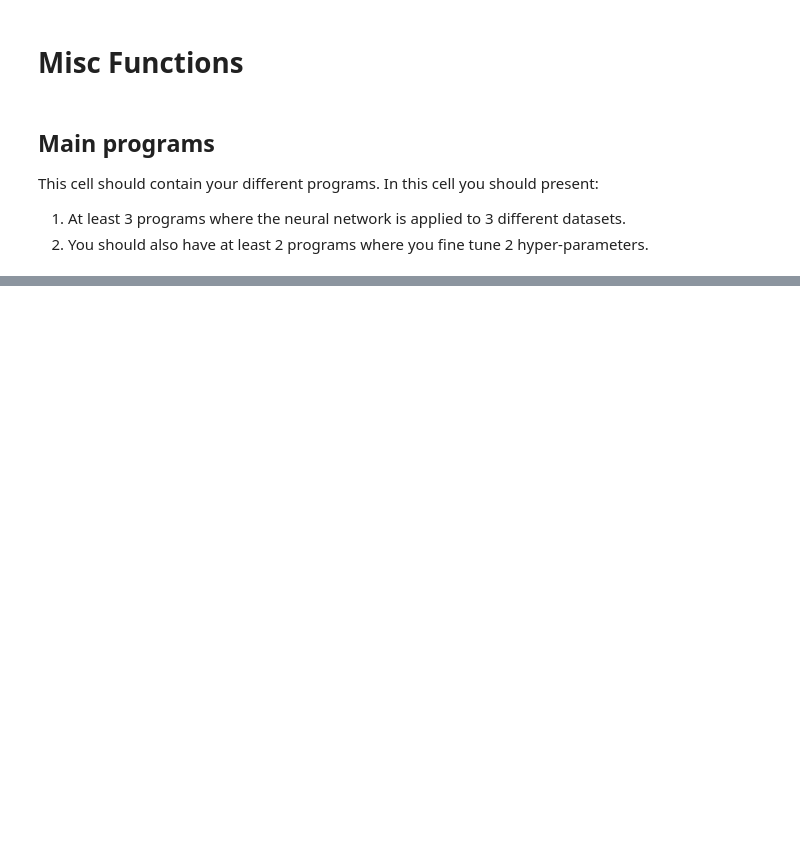
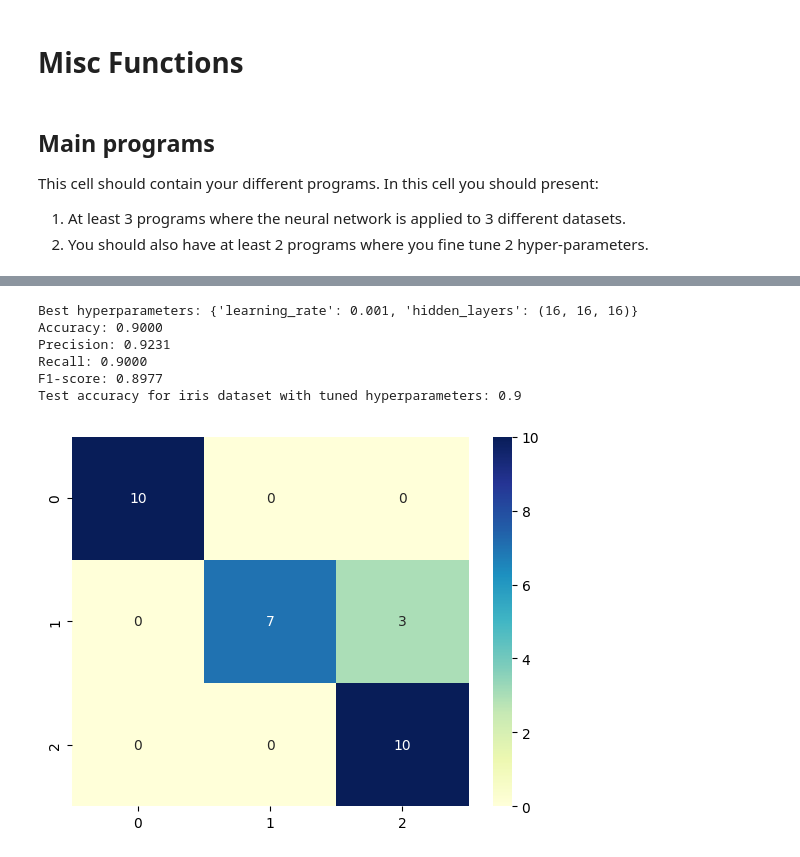
Before and after one commit to Kiriketsuki/T3104_ML, a Jupyter notebook: Assignment 3/NN implementation.ipynb, the cells around one changed output, grey strips where cells are left out. Saved outputs shown, nothing was run; the diff lists cells and outputs as text; code cells hidden in the pictures; blank space fills up the shorter version.

Commit message:
grid search hyperpara tuned

```diff
--- a/Assignment 3/NN implementation.ipynb
+++ b/Assignment 3/NN implementation.ipynb
@@ -405,7 +411,7 @@ def grid_search(X_train, y_train, X_val, y_val):
                 nn.train_net(X_train, y_train, batch_size=64, epochs=100, val_split=0, verbose=False, alpha=lr)
 
                 # Evaluate the neural network on the validation set
-                val_accuracy = nn.accuracy(X_val, y_val)
+                val_accuracy = nn.accuracy_and_metrics(X_val, y_val)
 
                 # Update the best validation accuracy and best hyperparameters if the current combination performs better
                 if val_accuracy > best_val_accuracy:
@@ -413,7 +419,7 @@ def grid_search(X_train, y_train, X_val, y_val):
                     best_hyperparameters = {'learning_rate': lr, 'hidden_layers': hl}
 
                 # Print the current hyperparameters and validation accuracy
-                print(f"Learning rate: {lr}, Hidden layers: {hl}, Validation accuracy: {val_accuracy}")
+                # print(f"Learning rate: {lr}, Hidden layers: {hl}, Validation accuracy: {val_accuracy}")
             except Exception as e:
                 print(e)
                 for idx, w in enumerate(nn.ws):
@@ -426,18 +432,26 @@ def grid_search(X_train, y_train, X_val, y_val):
     # Return the best hyperparameters
     return best_hyperparameters
 # %%
-def main_with_grid_search():
-    X_train_iris, X_test_iris, y_train_iris, y_test_iris = iris()
+def main_with_grid_search(dataset = "iris", verbose = False):
+    match dataset:
+        case "iris":
+            X_train, X_test, y_train, y_test = iris()
+        case "wine":
+            X_train, X_test, y_train, y_test = wine()
+        case "bc":
+            X_train, X_test, y_train, y_test = bc()
+        case _:
+            raise ValueError("Invalid dataset")
 
     # Split the training data into a training set and a validation set
-    n = X_train_iris.shape[0]
+    n = X_train.shape[0]
     val_size = int(n * 0.1)
     train_size = n - val_size
 
-    X_train_iris, X_val_iris = X_train_iris[:train_size], X_train_iris[train_size:]
-    y_train_iris, y_val_iris = y_train_iris[:train_size], y_train_iris[train_size:]
+    X_train, X_val = X_train[:train_size], X_train[train_size:]
+    y_train, y_val = y_train[:train_size], y_train[train_size:]
 
-    best_hyperparameters = grid_search(X_train_iris, y_train_iris, X_val_iris, y_val_iris)
+    best_hyperparameters = grid_search(X_train, y_train, X_val, y_val)
     print(f"Best hyperparameters: {best_hyperparameters}")
 
     # Retrain the neural network with the best hyperparameters
@@ -445,11 +459,8 @@ def main_with_grid_search():
     best_hidden_activations = ["ReLU"] * len(best_hidden_neurons)
     best_learning_rate = best_hyperparameters['learning_rate']
 
-    nn_iris = NeuralNet(X_train_iris.shape[1], y_train_iris.shape[1], hidden_neurons=best_hidden_neurons, hidden_activations=best_hidden_activations, output_activation='softmax')
-    # nn_iris.train_net(np.vstack((X_train_iris, X_val_iris)), np.vstack((y_train_iris, y_val_iris)), batch_size=64, epochs=100, val_split=0, verbose=False, alpha=best_learning_rate)
-    test_accuracy_iris = nn_iris.accuracy(X_test_iris, y_test_iris)
+    nn_iris = NeuralNet(X_train.shape[1], y_train.shape[1], hidden_neurons=best_hidden_neurons, hidden_activations=best_hidden_activations, output_activation='softmax')
+    nn_iris.train_net(np.vstack((X_train, X_val)), np.vstack((y_train, y_val)), batch_size=64, epochs=100, val_split=0, verbose=False, alpha=best_learning_rate)
+    test_accuracy = nn_iris.accuracy_and_metrics(X_test, y_test, verbose=verbose)
 
-    print("Test accuracy for Iris dataset with tuned hyperparameters:", test_accuracy_iris)
-
-
-main_with_grid_search()
+    print(f"Test accuracy for {dataset} dataset with tuned hyperparameters:", test_accuracy)
@@ -523,0 +467,10 @@ Layer 3: (3,)
+# %%
+main_with_grid_search(verbose=True)
+# %% [output]
+Best hyperparameters: {'learning_rate': 0.001, 'hidden_layers': (16, 16, 16)}
+Accuracy: 0.9000
+Precision: 0.9231
+Recall: 0.9000
+F1-score: 0.8977
+Test accuracy for iris dataset with tuned hyperparameters: 0.9
+[figure, added]
```
Also changed, not shown: parts of 8 cells of this notebook.
